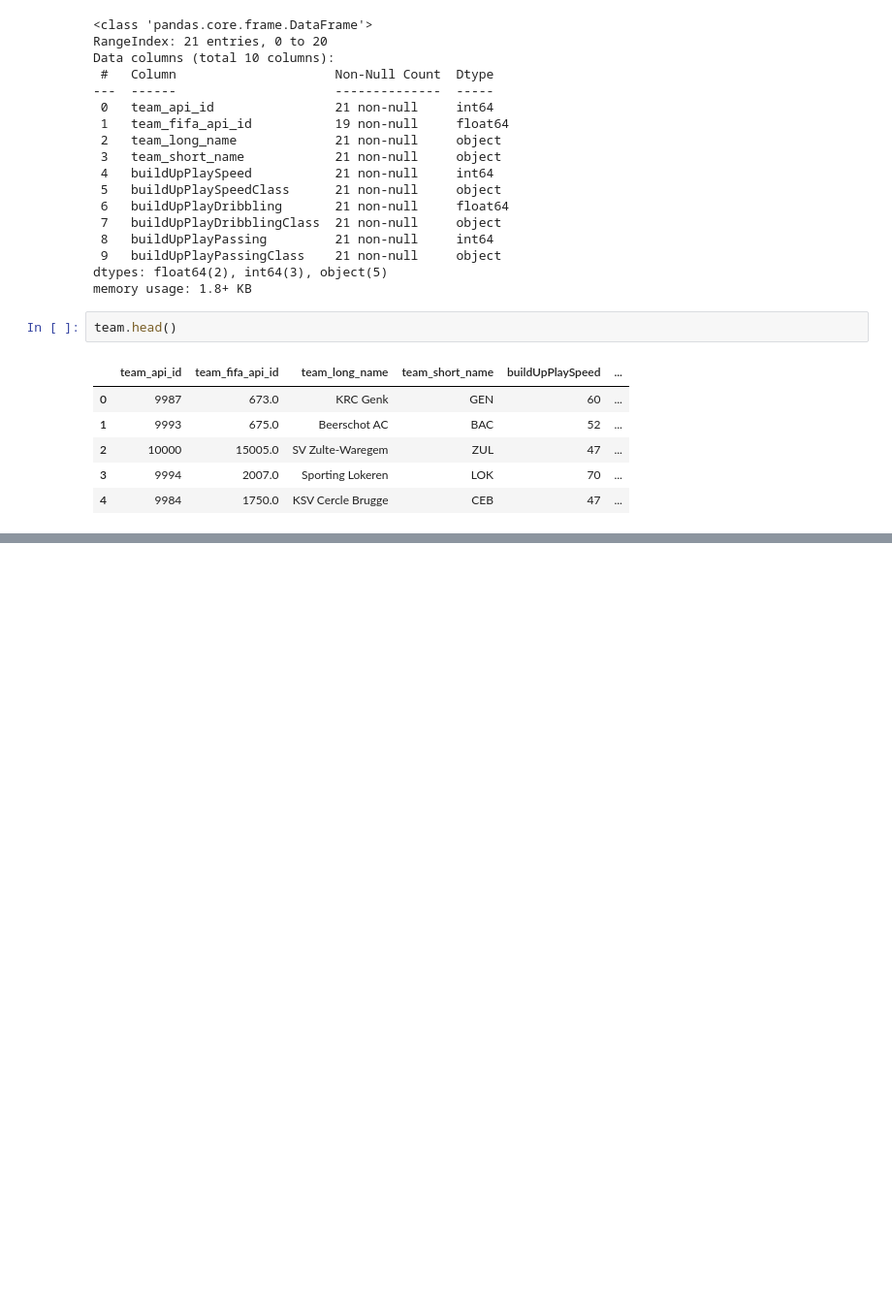
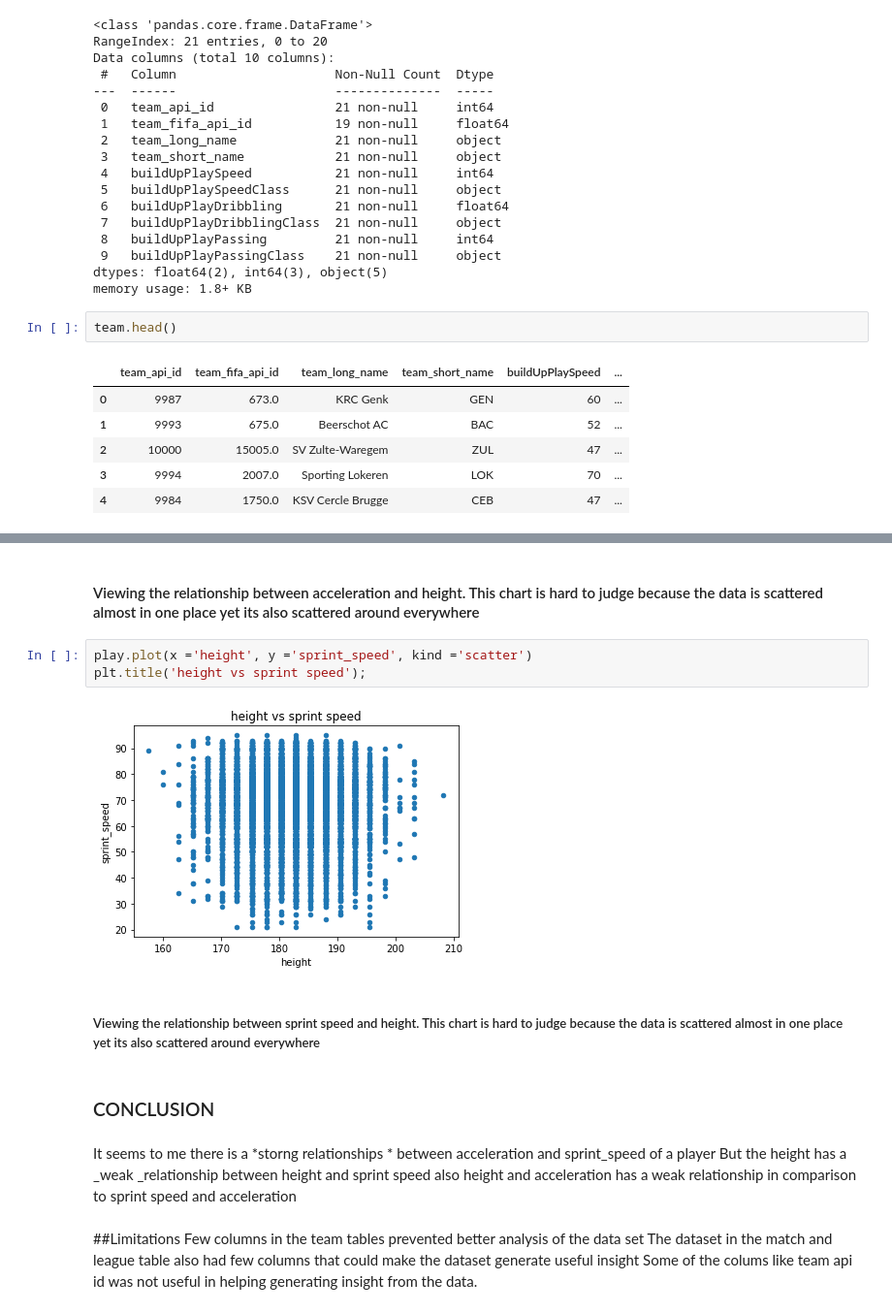
Before and after one commit to btrian/soccerdb, a Jupyter notebook: investigate.ipynb, the cells around one changed output, grey strips where cells are left out. Shown: that part at 97% size. Cells and saved outputs as stored; diff of their text form; blank space fills up the shorter version.

```diff
--- a/investigate.ipynb
+++ b/investigate.ipynb
@@ -302,0 +250,19 @@ It seems to me there are a lot f relationships between potential and other attri
+# %% [markdown]
+#### Viewing the relationship between acceleration and height. This chart is hard to judge because the data is scattered almost in one place yet its also scattered around everywhere
+# %%
+play.plot(x ='height', y ='sprint_speed', kind ='scatter')
+plt.title('height vs sprint speed');
+# %% [output]
+[figure, added]
+# %% [markdown]
+##### Viewing the relationship between sprint speed and height. This chart is hard to judge because the data is scattered almost in one place yet its also scattered around everywhere
+# %% [markdown]
+### CONCLUSION
+# %% [markdown]
+It seems to me there is a *storng  relationships * between acceleration and sprint_speed of a player
+But the height has a _weak _relationship between height and sprint speed also height and acceleration has a weak relationship in comparison to  sprint speed and acceleration
+# %% [markdown]
+##Limitations
+Few columns in the team tables prevented better analysis of the data set
+The dataset in the match and league table also had few columns that could make the dataset generate useful insight
+Some of the colums like team api id was not useful in helping generating insight from the data.
```
Also changed, not shown: parts of 36 cells of this notebook, 4 other files.
